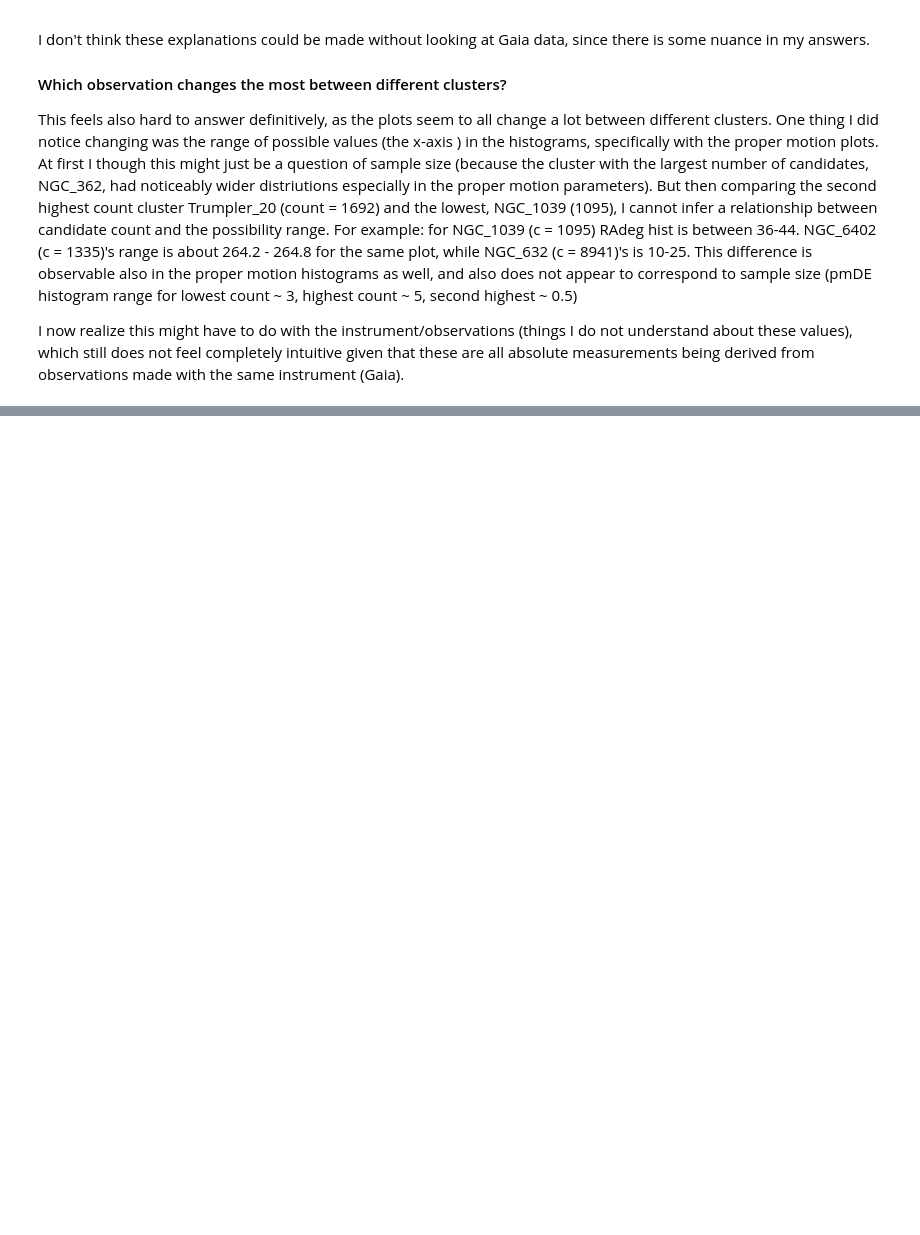
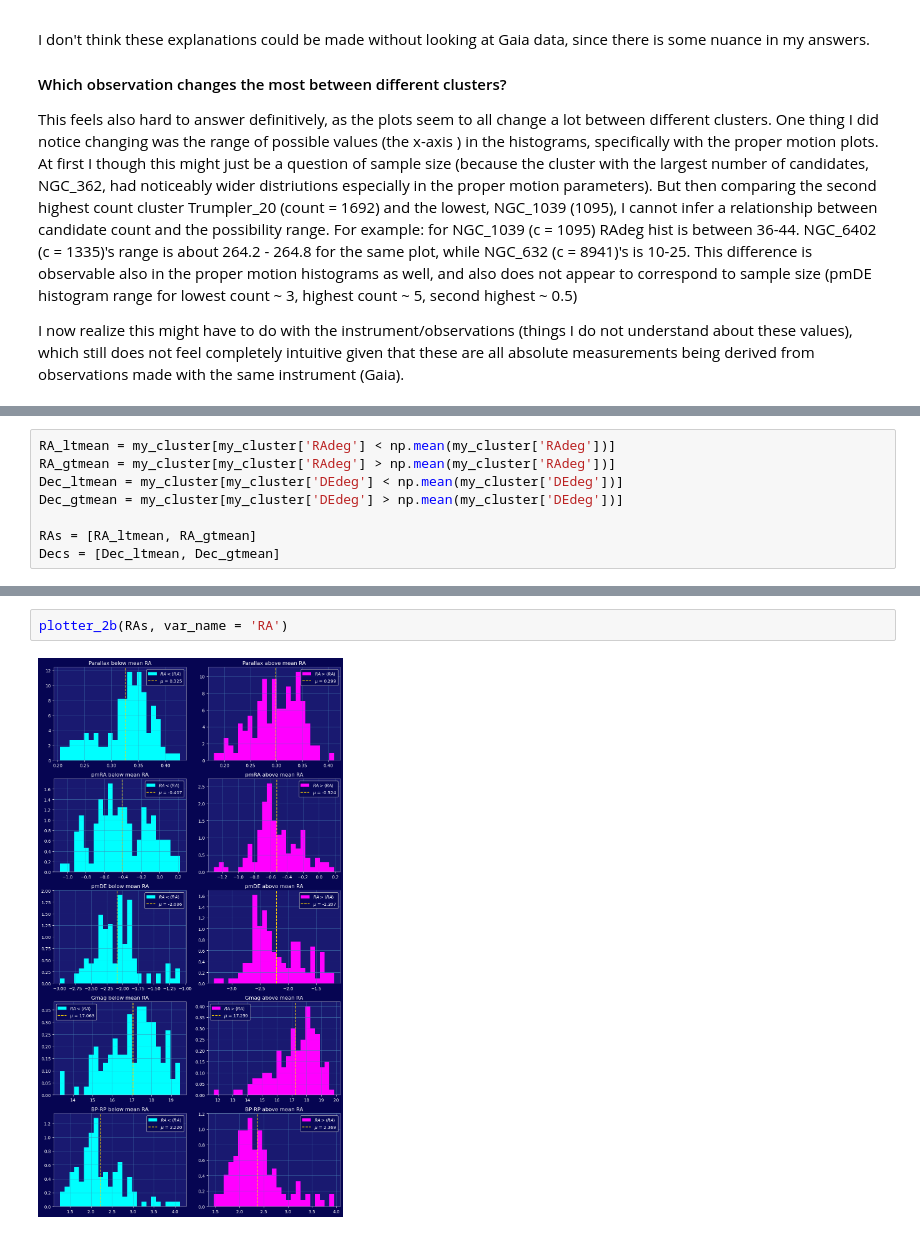
Before and after one commit to lea-y01/phys_stats, a Jupyter notebook: assignments/assignment_1/Assignment_1_V2.ipynb, the cells around one changed output, grey strips where cells are left out. Saved outputs shown, nothing was run; the diff lists cells and outputs as text; blank space fills up the shorter version.

```diff
--- a/assignments/assignment_1/Assignment_1_V2.ipynb
+++ b/assignments/assignment_1/Assignment_1_V2.ipynb
@@ -333,0 +475,8 @@ I now realize this might have to do with the instrument/observations (things I d
+# %%
+RA_ltmean = my_cluster[my_cluster['RAdeg'] < np.mean(my_cluster['RAdeg'])]
+RA_gtmean = my_cluster[my_cluster['RAdeg'] > np.mean(my_cluster['RAdeg'])]
+Dec_ltmean = my_cluster[my_cluster['DEdeg'] < np.mean(my_cluster['DEdeg'])]
+Dec_gtmean = my_cluster[my_cluster['DEdeg'] > np.mean(my_cluster['DEdeg'])]
+
+RAs = [RA_ltmean, RA_gtmean]
+Decs = [Dec_ltmean, Dec_gtmean]
@@ -333,0 +546,4 @@ I now realize this might have to do with the instrument/observations (things I d
+# %%
+plotter_2b(RAs, var_name = 'RA')
+# %% [output]
+[figure, added]
```
Also changed, not shown: parts of 22 cells of this notebook, 1 other file.
